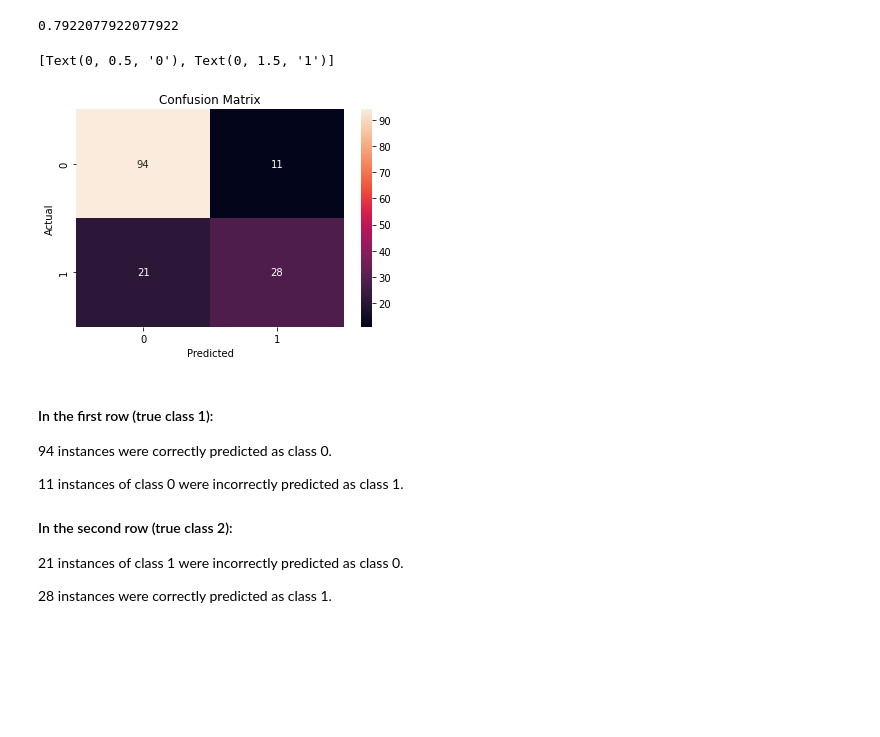
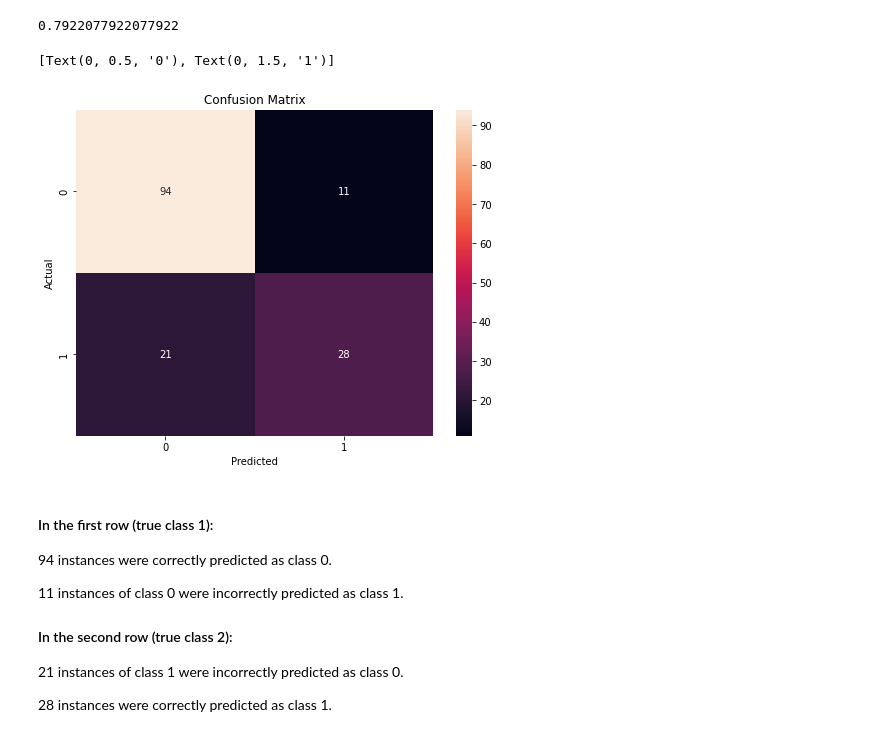
Before and after one commit to olaniyan18/Diabetes-Pprediction, a Jupyter notebook: diabetes.ipynb, the cells around one changed output. Drawn from its saved outputs; the diff is of its cells as text; code cells hidden in the pictures; blank space fills up the shorter version.

```diff
--- a/diabetes.ipynb
+++ b/diabetes.ipynb
@@ -597,16 +601,16 @@ accuracy_score(y_test, dtc_new)
 0.7922077922077922
 # %%
 #confusion matrix
-
+plt.figure(figsize=(8,6))
 ax = sns.heatmap(confusion_matrix(y_test, dtc_new), annot=True)
 plt.title('Confusion Matrix')
 plt.xlabel('Predicted')
 plt.ylabel('Actual')
 ax.xaxis.set_ticklabels(['0','1'])
 ax.yaxis.set_ticklabels(['0','1'])
 # %% [output]
 [Text(0, 0.5, '0'), Text(0, 1.5, '1')]
-[figure, old version]
+[figure, new version]
 # %% [markdown]
 #### In the first row (true class 1):
 
```
Also changed, not shown: parts of 6 cells of this notebook, 6 other files.
